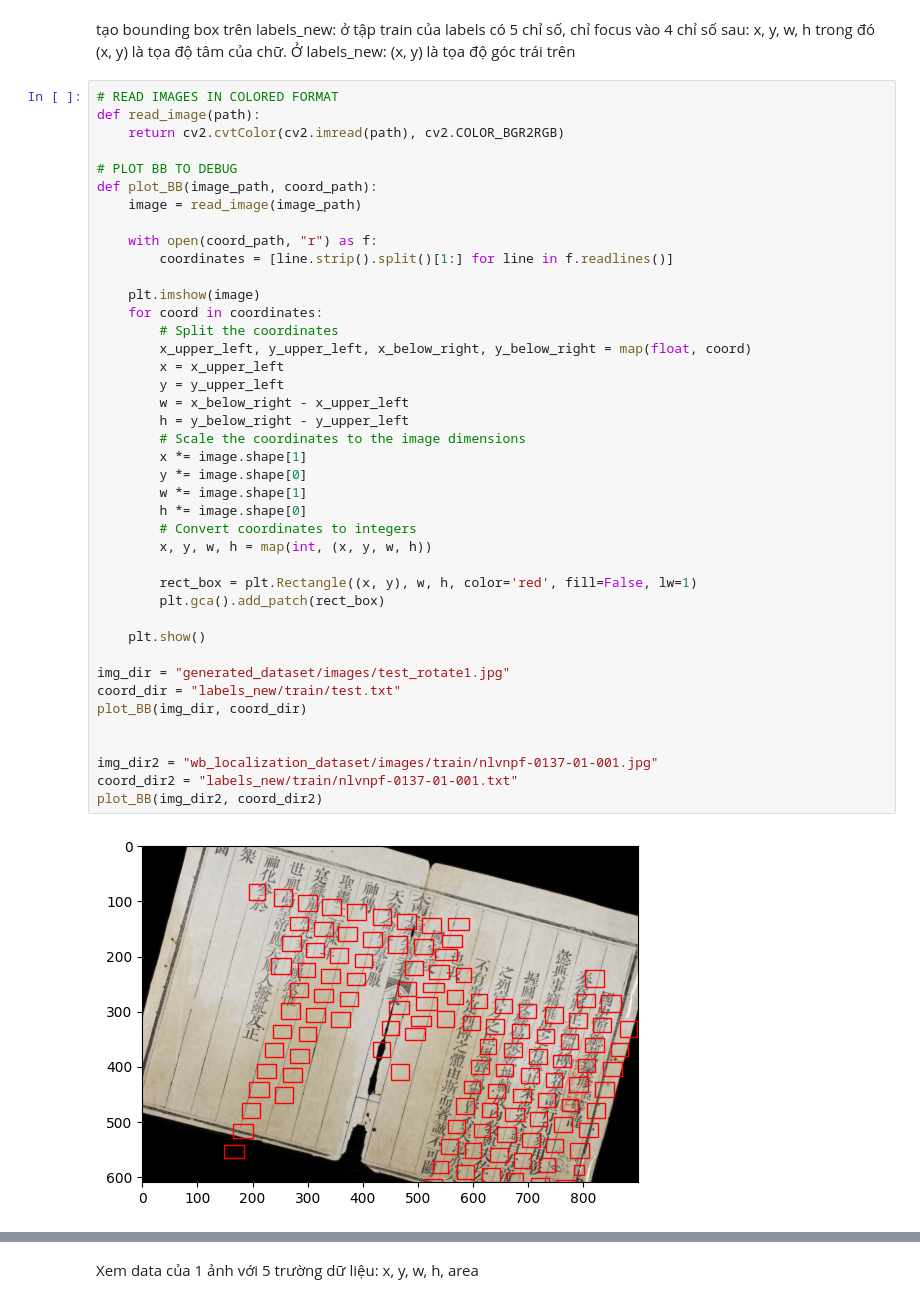
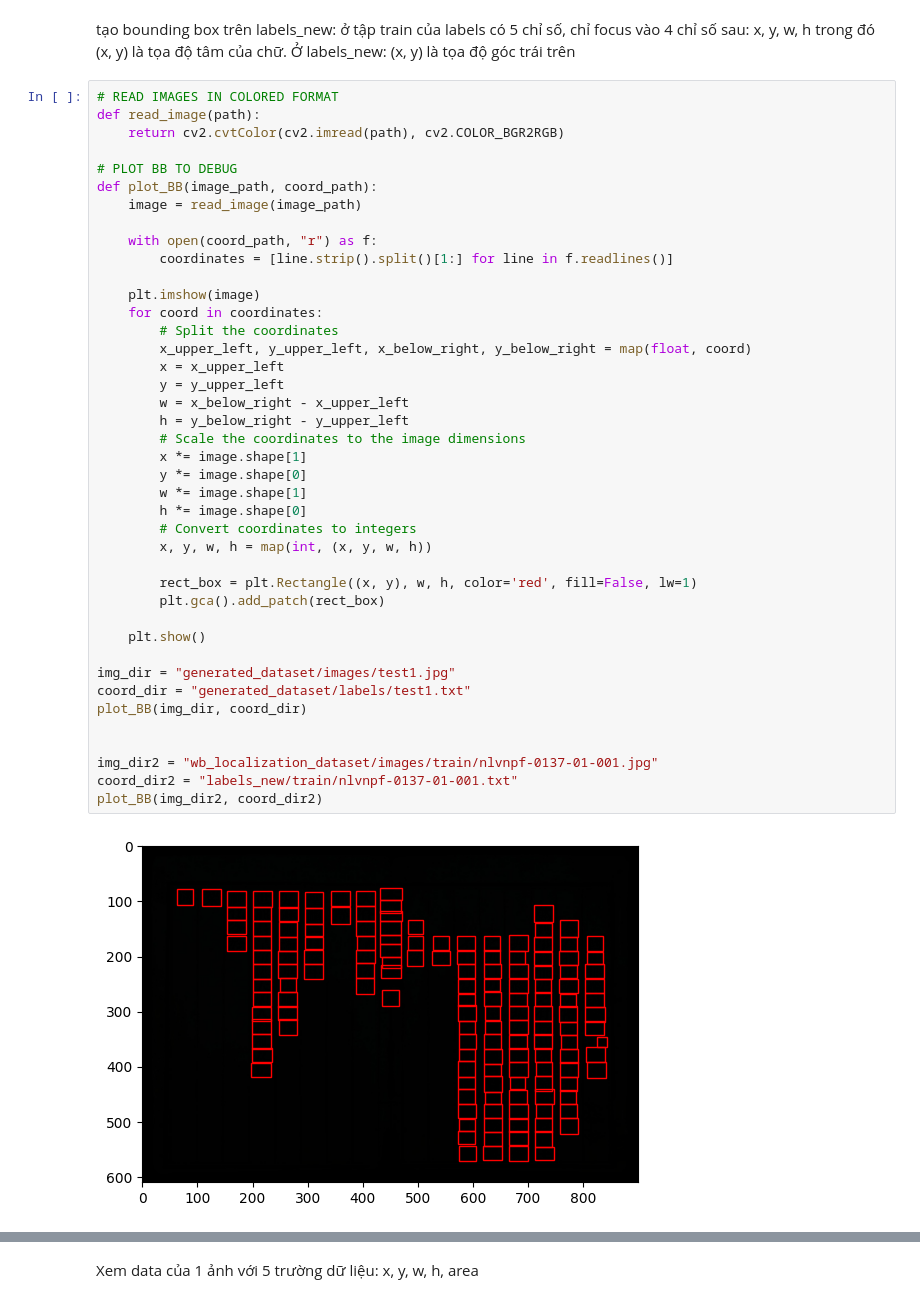
Before and after one commit to hachane/INT3404E_Nom_localization, a Jupyter notebook: data_analysis_hung.ipynb, the cells around one changed output, grey strips where cells are left out. Cells and saved outputs as stored; diff of their text form.

```diff
--- a/data_analysis_hung.ipynb
+++ b/data_analysis_hung.ipynb
@@ -22,36 +20,36 @@ def plot_BB(image_path, coord_path):
         coordinates = [line.strip().split()[1:] for line in f.readlines()]
 
     plt.imshow(image)
     for coord in coordinates:
         # Split the coordinates
         x_upper_left, y_upper_left, x_below_right, y_below_right = map(float, coord)
         x = x_upper_left
         y = y_upper_left
         w = x_below_right - x_upper_left
         h = y_below_right - y_upper_left
         # Scale the coordinates to the image dimensions
         x *= image.shape[1]
         y *= image.shape[0]
         w *= image.shape[1]
         h *= image.shape[0]
         # Convert coordinates to integers
         x, y, w, h = map(int, (x, y, w, h))
 
         rect_box = plt.Rectangle((x, y), w, h, color='red', fill=False, lw=1)
         plt.gca().add_patch(rect_box)
 
     plt.show()
 
-img_dir = "generated_dataset/images/test_rotate1.jpg"
-coord_dir = "labels_new/train/test.txt"
+img_dir = "generated_dataset/images/test1.jpg"
+coord_dir = "generated_dataset/labels/test1.txt"
 plot_BB(img_dir, coord_dir)
 
 
 img_dir2 = "wb_localization_dataset/images/train/nlvnpf-0137-01-001.jpg"
 coord_dir2 = "labels_new/train/nlvnpf-0137-01-001.txt"
 plot_BB(img_dir2, coord_dir2)
 # %% [output]
-[figure, old version]
+[figure, new version]
 [figure]
 # %% [markdown]
 Xem data của 1 ảnh với 5 trường dữ liệu: x, y, w, h, area
```
Also changed, not shown: parts of 1 cell of this notebook, 3 other files.
